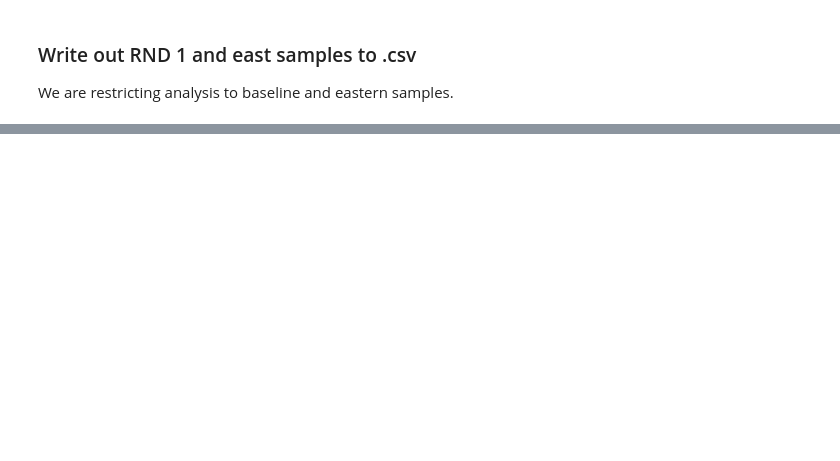
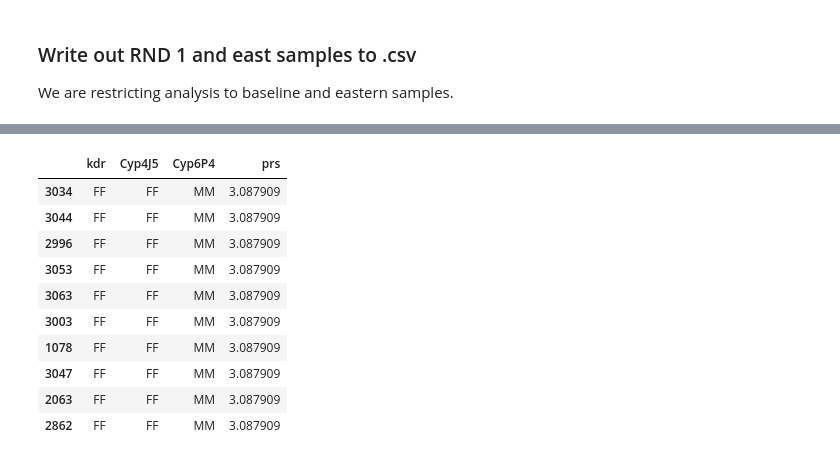
Before and after one commit to LSTM-VIGG/pgs, a Jupyter notebook: pgs-calculation.ipynb, the cells around one changed output, grey strips where cells are left out. Cells and saved outputs as stored; diff of their text form; code cells hidden in the pictures; blank space fills up the shorter version.

```diff
--- a/pgs-calculation.ipynb
+++ b/pgs-calculation.ipynb
@@ -414,7 +414,7 @@ def calculate_pgs(df_snp, df_eff, df_amp_samples, sig_only=False, standardize=Tr
     return pgs_df
 
 
-def _calculate_pgs(genotypes, odds_ratios, standardize=True):
+def _calculate_pgs(genotypes, odds_ratios, standardize=False):
     """
     genotypes: 2D array (n_snps, n_samples) of alt-allele counts (0,1,2)
     odds_ratios: 1D array (n_snps,)
@@ -544,0 +556,14 @@ df_ento_prs
+# %%
+df_ento_prs.sort_values('prs', ascending=False).head(10)[['kdr', 'Cyp4J5', 'Cyp6P4', 'prs']]
+# %% [output]
+|  | kdr | Cyp4J5 | Cyp6P4 | prs |
+| 3034 | FF | FF | MM | 3.087909 |
+| 3044 | FF | FF | MM | 3.087909 |
+| 2996 | FF | FF | MM | 3.087909 |
+| 3053 | FF | FF | MM | 3.087909 |
+| 3063 | FF | FF | MM | 3.087909 |
+| 3003 | FF | FF | MM | 3.087909 |
+| 1078 | FF | FF | MM | 3.087909 |
+| 3047 | FF | FF | MM | 3.087909 |
+| 2063 | FF | FF | MM | 3.087909 |
+| 2862 | FF | FF | MM | 3.087909 |
```
Also changed, not shown: parts of 6 cells of this notebook.
